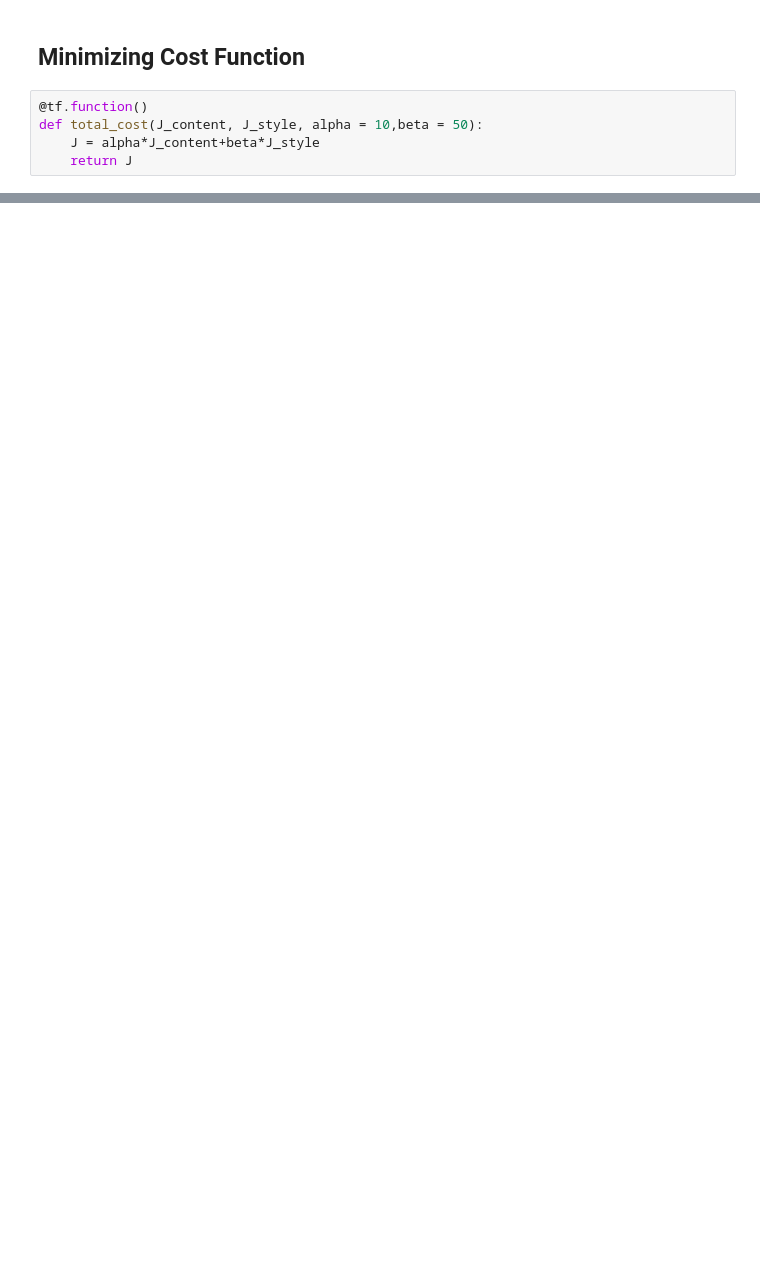
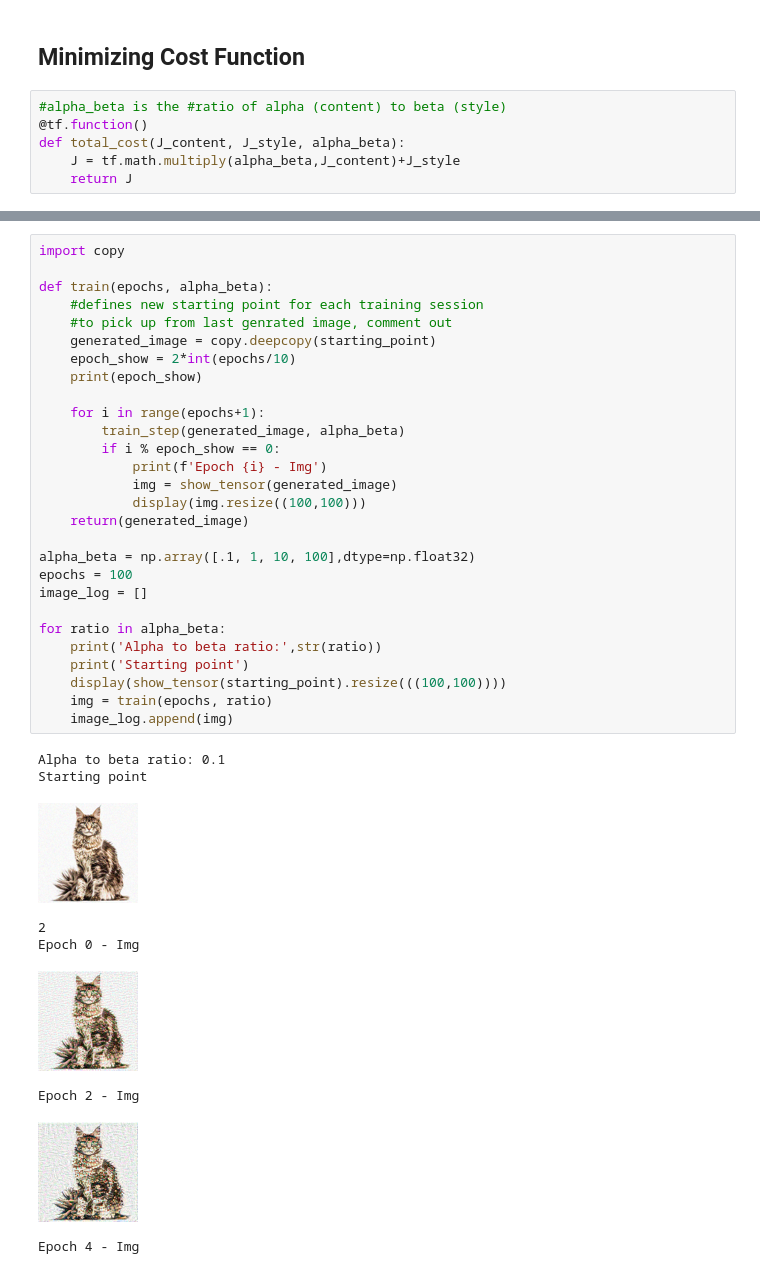
Before and after one commit to NinaCilliers/style_transfer, a Jupyter notebook: style_transfer.ipynb, the cells around one changed output, grey strips where cells are left out. Cells and saved outputs as stored; diff of their text form; blank space fills up the shorter version.

```diff
--- a/style_transfer.ipynb
+++ b/style_transfer.ipynb
@@ -208,8 +207,9 @@ Checking size of generated image: (1, 300, 300, 3)
 # %% [markdown]
 ## Minimizing Cost Function
 # %%
+#alpha_beta is the #ratio of alpha (content) to beta (style)
 @tf.function()
-def total_cost(J_content, J_style, alpha = 10,beta = 50):
-    J = alpha*J_content+beta*J_style
+def total_cost(J_content, J_style, alpha_beta):
+    J = tf.math.multiply(alpha_beta,J_content)+J_style
     return J
 # %%
@@ -236,0 +238,38 @@ def train_step(generated_image):
+# %%
+import copy
+
+def train(epochs, alpha_beta):
+    #defines new starting point for each training session
+    #to pick up from last genrated image, comment out
+    generated_image = copy.deepcopy(starting_point)
+    epoch_show = 2*int(epochs/10)
+    print(epoch_show)
+
+    for i in range(epochs+1):
+        train_step(generated_image, alpha_beta)
+        if i % epoch_show == 0:
+            print(f'Epoch {i} - Img')
+            img = show_tensor(generated_image)
+            display(img.resize((100,100)))
+    return(generated_image)
+
+alpha_beta = np.array([.1, 1, 10, 100],dtype=np.float32)
+epochs = 100
+image_log = []
+
+for ratio in alpha_beta:
+    print('Alpha to beta ratio:',str(ratio))
+    print('Starting point')
+    display(show_tensor(starting_point).resize(((100,100))))
+    img = train(epochs, ratio)
+    image_log.append(img)
+# %% [output]
+Alpha to beta ratio: 0.1
+Starting point
+[figure, added]
+2
+Epoch 0 - Img
+[figure, added]
+Epoch 2 - Img
+[figure, added]
+Epoch 4 - Img
```
Also changed, not shown: parts of 9 cells of this notebook.
